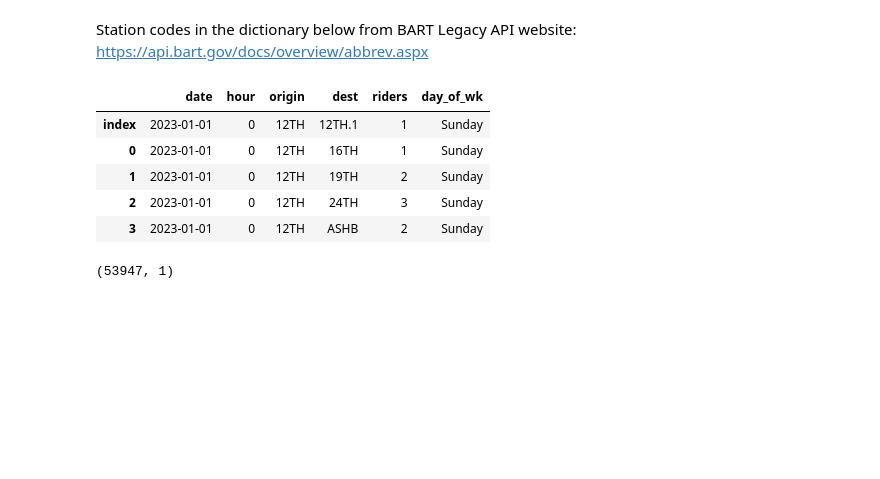
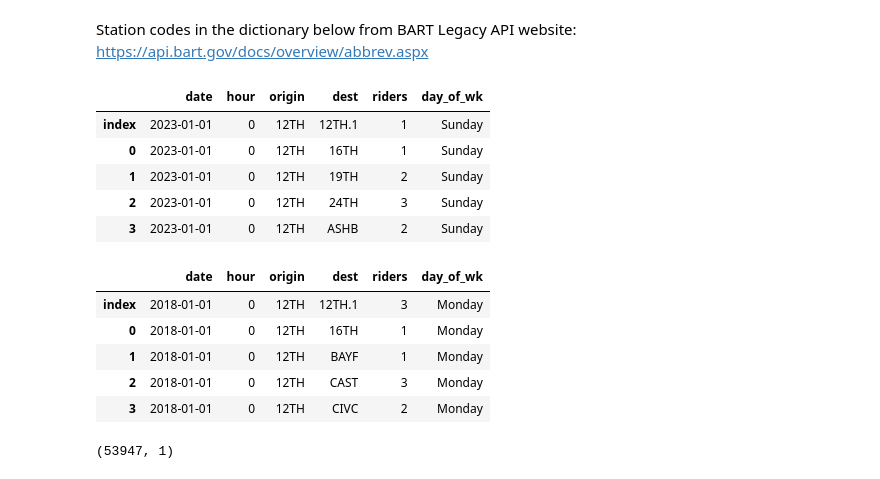
Before and after one commit to Hackquantumcpp/bart_ridership_analysis, a Jupyter notebook: 01-analysis.ipynb, the cells around one changed output. Drawn from its saved outputs; the diff is of its cells as text; code cells hidden in the pictures; blank space fills up the shorter version.

```diff
--- a/01-analysis.ipynb
+++ b/01-analysis.ipynb
@@ -34,0 +32,8 @@ data.head()
+# %%
+full_data = pd.DataFrame()
+
+for y in tqdm(all_years):
+    df = pd.read_csv(f'data/date-hour-soo-dest-{y}.csv').T.reset_index().T
+    full_data = pd.concat([full_data, df], axis=0)
+
+full_data.head()
@@ -35 +47,7 @@ data.head()
+# %%
+full_data[0] = pd.to_datetime(full_data[0])
+
+data = full_data[
+    full_data[0] >= pd.to_datetime('2023-01-01')
+]
 # %%
@@ -48,3 +66,12 @@ data.head(1)
 # %% [output]
 |  | date | hour | origin | dest | riders |
 | index | 2023-01-01 | 0 | 12TH | 12TH.1 | 1 |
+# %%
+full_data = full_data.rename({
+   0: 'date',
+   1: 'hour',
+    2: 'origin',
+    3: 'dest',
+    4: 'riders'
+}, axis=1)
+full_data.head(1)
@@ -117,5 +150,15 @@ data.head()
 | 1 | 2023-01-01 | 0 | 12TH | 19TH | 2 | Sunday |
 | 2 | 2023-01-01 | 0 | 12TH | 24TH | 3 | Sunday |
 | 3 | 2023-01-01 | 0 | 12TH | ASHB | 2 | Sunday |
+# %%
+full_data['day_of_wk'] = full_data['date'].dt.day_name()
+full_data.head()
+# %% [output]
+|  | date | hour | origin | dest | riders | day_of_wk |
+| index | 2018-01-01 | 0 | 12TH | 12TH.1 | 3 | Monday |
+| 0 | 2018-01-01 | 0 | 12TH | 16TH | 1 | Monday |
+| 1 | 2018-01-01 | 0 | 12TH | BAYF | 1 | Monday |
+| 2 | 2018-01-01 | 0 | 12TH | CAST | 3 | Monday |
+| 3 | 2018-01-01 | 0 | 12TH | CIVC | 2 | Monday |
 # %%
 data_wkday = data[data['day_of_wk'].isin(['Monday', 'Tuesday', 'Wednesday', 'Thursday', 'Friday'])]
```
Also changed, not shown: parts of 26 cells of this notebook.
